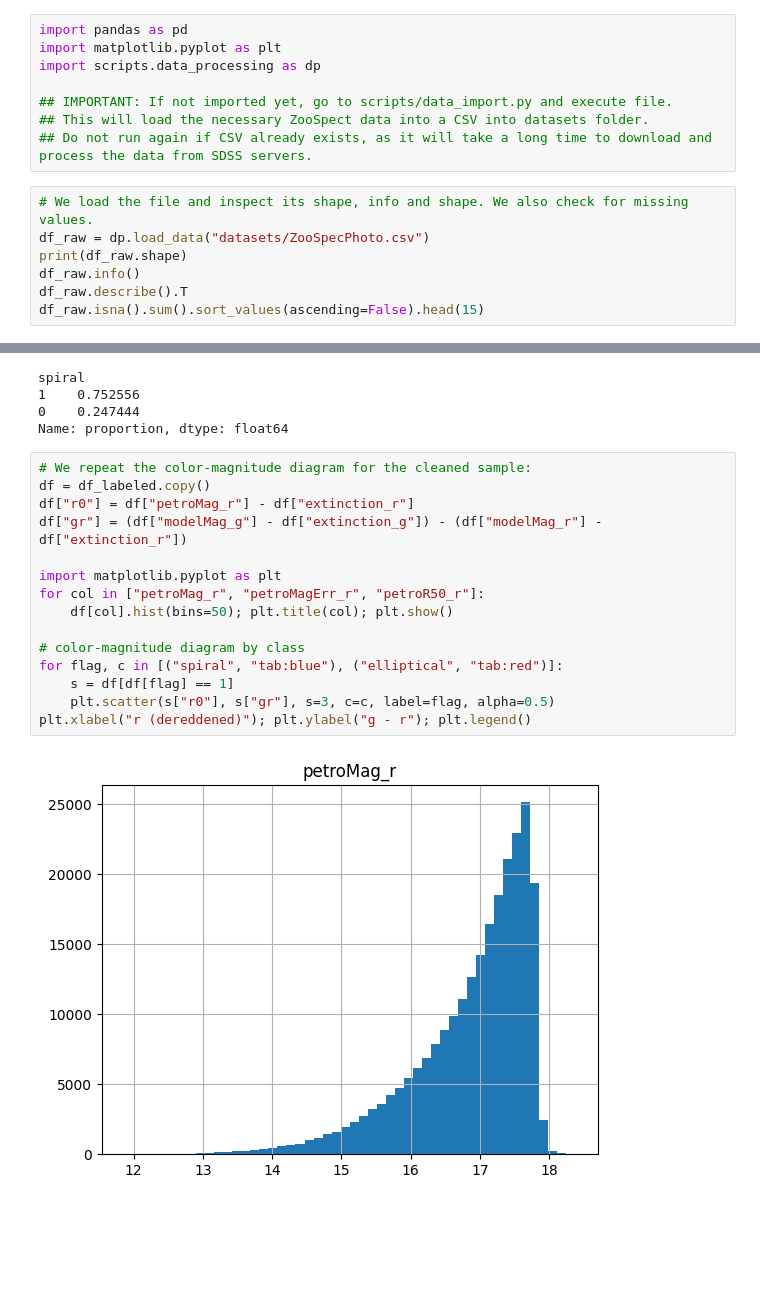
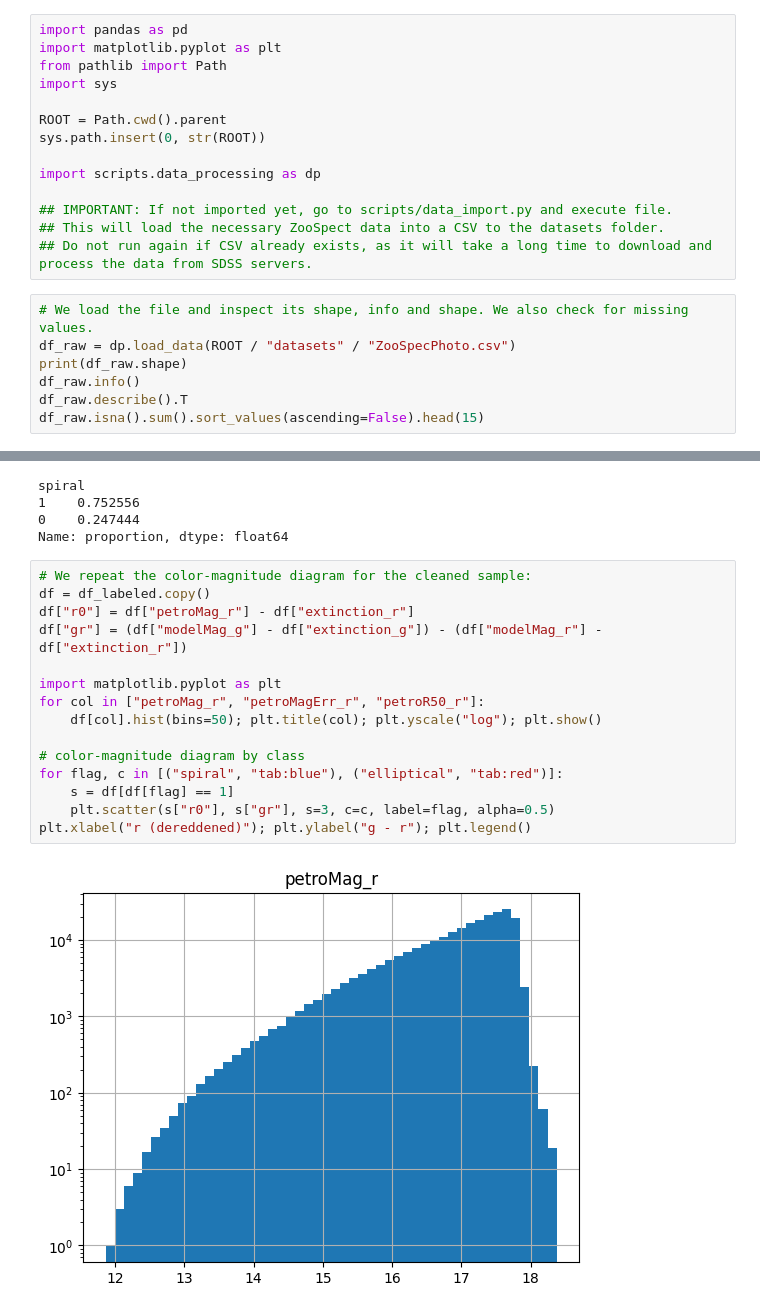
Before and after one commit to tomasaspamayor/galaxies_cnns, a Jupyter notebook: notebooks/data_processing.ipynb, the cells around one changed output, grey strips where cells are left out. Saved outputs shown, nothing was run; the diff lists cells and outputs as text; blank space fills up the shorter version.

```diff
--- a/notebooks/data_processing.ipynb
+++ b/notebooks/data_processing.ipynb
@@ -4,14 +4,20 @@
 # %%
 import pandas as pd
 import matplotlib.pyplot as plt
+from pathlib import Path
+import sys
+
+ROOT = Path.cwd().parent
+sys.path.insert(0, str(ROOT))
+
 import scripts.data_processing as dp
 
 ## IMPORTANT: If not imported yet, go to scripts/data_import.py and execute file.
-## This will load the necessary ZooSpect data into a CSV into datasets folder.
+## This will load the necessary ZooSpect data into a CSV to the datasets folder.
 ## Do not run again if CSV already exists, as it will take a long time to download and process the data from SDSS servers.
 # %%
 # We load the file and inspect its shape, info and shape. We also check for missing values.
-df_raw = dp.load_data("datasets/ZooSpecPhoto.csv")
+df_raw = dp.load_data(ROOT / "datasets" / "ZooSpecPhoto.csv")
 print(df_raw.shape)
 df_raw.info()
 df_raw.describe().T
@@ -155,17 +161,17 @@ Name: proportion, dtype: float64
 # %%
 # We repeat the color-magnitude diagram for the cleaned sample:
 df = df_labeled.copy()
 df["r0"] = df["petroMag_r"] - df["extinction_r"]
 df["gr"] = (df["modelMag_g"] - df["extinction_g"]) - (df["modelMag_r"] - df["extinction_r"])
 
 import matplotlib.pyplot as plt
 for col in ["petroMag_r", "petroMagErr_r", "petroR50_r"]:
-    df[col].hist(bins=50); plt.title(col); plt.show()
+    df[col].hist(bins=50); plt.title(col); plt.yscale("log"); plt.show()
 
 # color-magnitude diagram by class
 for flag, c in [("spiral", "tab:blue"), ("elliptical", "tab:red")]:
     s = df[df[flag] == 1]
     plt.scatter(s["r0"], s["gr"], s=3, c=c, label=flag, alpha=0.5)
 plt.xlabel("r (dereddened)"); plt.ylabel("g - r"); plt.legend()
 # %% [output]
-[figure, old version]
+[figure, new version]
```
Also changed, not shown: parts of 2 cells of this notebook, 4 other files.
